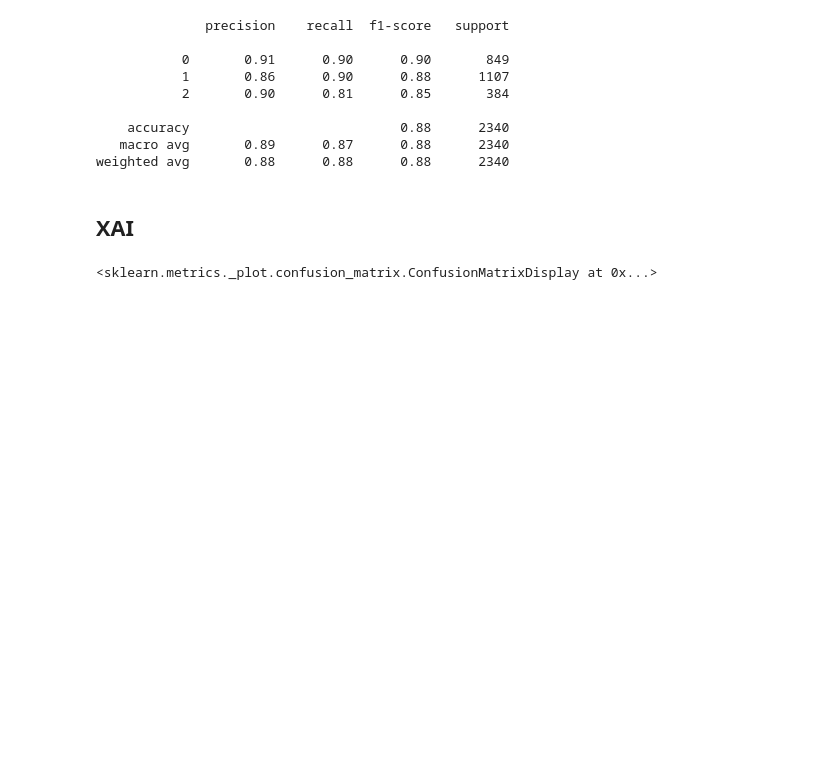
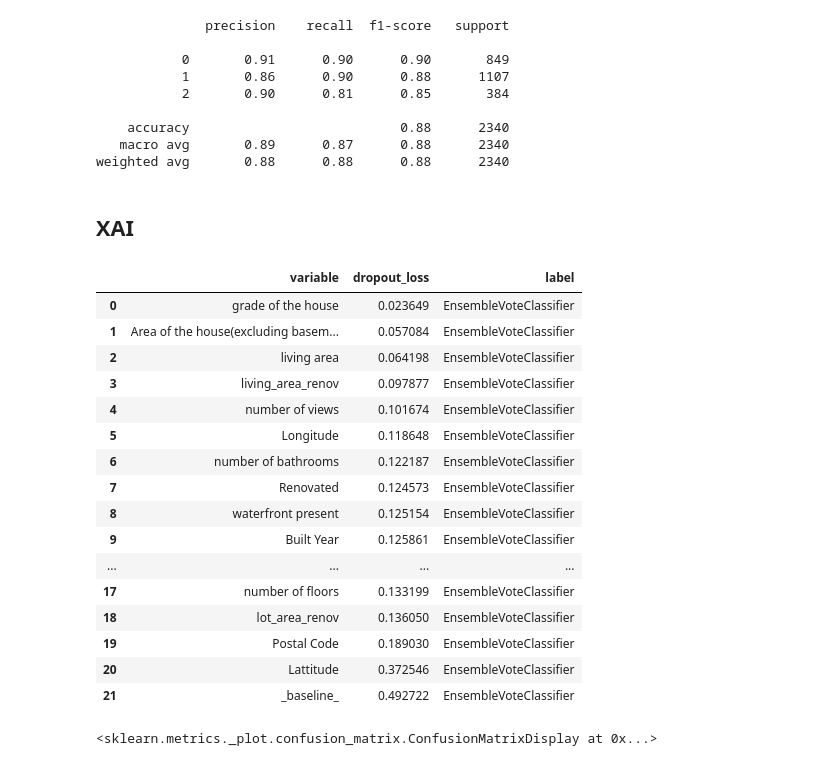
Before and after one commit to Pacholki/IndiaHousePricing, a Jupyter notebook: PROJEKCIK.ipynb, the cells around one changed output. Saved outputs shown, nothing was run; the diff lists cells and outputs as text; code cells hidden in the pictures; blank space fills up the shorter version.

```diff
--- a/PROJEKCIK.ipynb
+++ b/PROJEKCIK.ipynb
@@ -787,8 +787,26 @@ weighted avg       0.88      0.88      0.88      2340
 ## XAI
 # %%
 exp = dx.Explainer(final_model, X_train, y_train, verbose=False)
-vi = exp.model_parts(N = None, B = 20, random_state=14)
+vi = exp.model_parts(B = 20, random_state=14)
 vi.result
+# %% [output]
+|  | variable | dropout_loss | label |
+| 0 | grade of the house | 0.023649 | EnsembleVoteClassifier |
+| 1 | Area of the house(excluding basem... | 0.057084 | EnsembleVoteClassifier |
+| 2 | living area | 0.064198 | EnsembleVoteClassifier |
+| 3 | living_area_renov | 0.097877 | EnsembleVoteClassifier |
+| 4 | number of views | 0.101674 | EnsembleVoteClassifier |
+| 5 | Longitude | 0.118648 | EnsembleVoteClassifier |
+| 6 | number of bathrooms | 0.122187 | EnsembleVoteClassifier |
+| 7 | Renovated | 0.124573 | EnsembleVoteClassifier |
+| 8 | waterfront present | 0.125154 | EnsembleVoteClassifier |
+| 9 | Built Year | 0.125861 | EnsembleVoteClassifier |
+| ... | ... | ... | ... |
+| 17 | number of floors | 0.133199 | EnsembleVoteClassifier |
+| 18 | lot_area_renov | 0.136050 | EnsembleVoteClassifier |
+| 19 | Postal Code | 0.189030 | EnsembleVoteClassifier |
+| 20 | Lattitude | 0.372546 | EnsembleVoteClassifier |
+| 21 | _baseline_ | 0.492722 | EnsembleVoteClassifier |
 # %%
 cm = confusion_matrix(y_test, y_hat_v)
 plot = ConfusionMatrixDisplay(confusion_matrix=cm)
```
Also changed, not shown: 4 other files.
